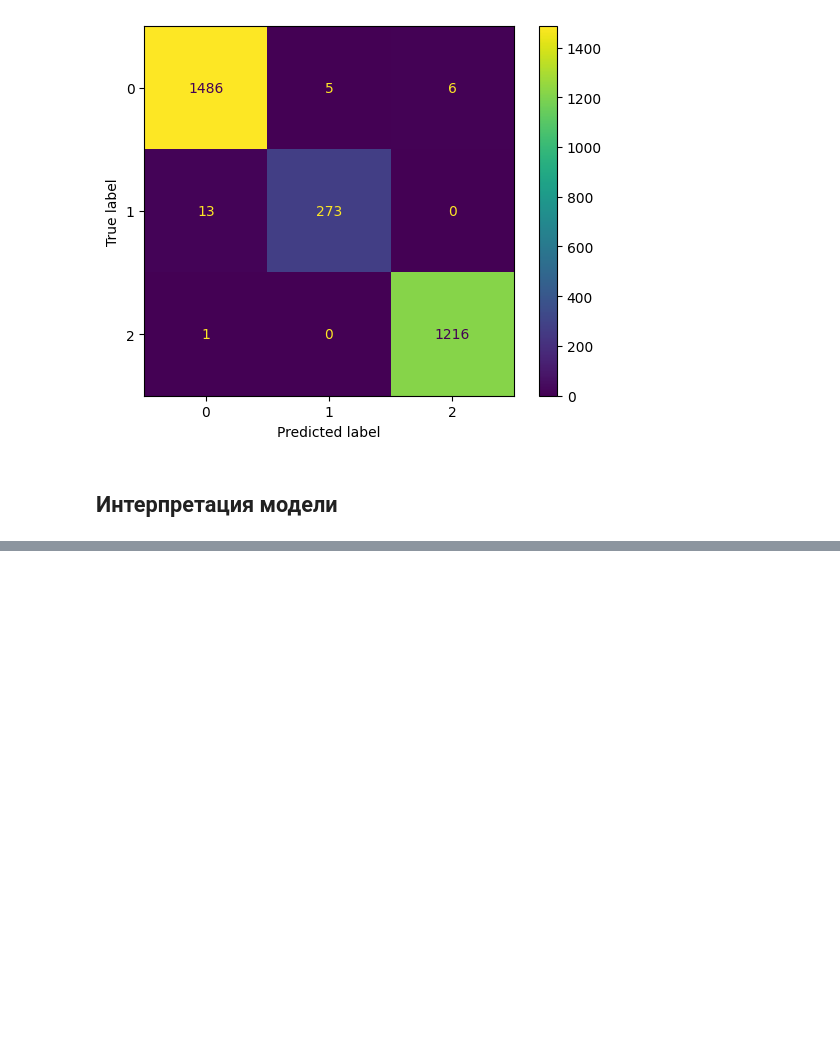
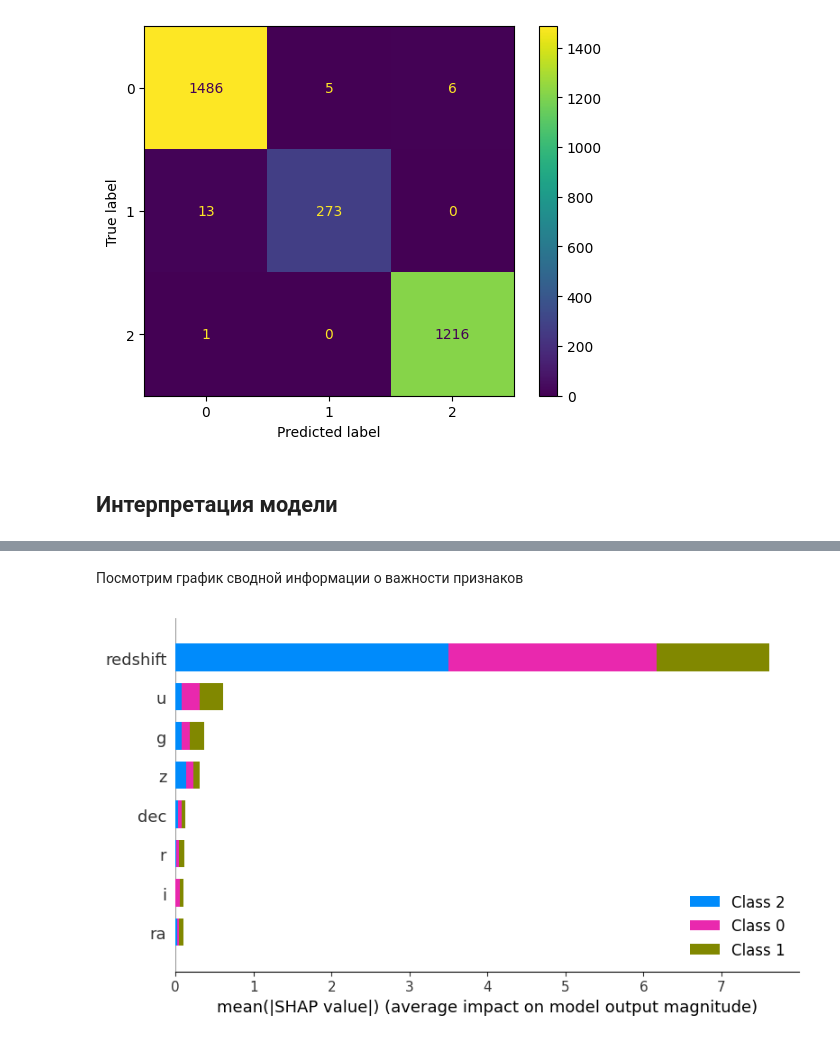
Before and after one commit to starminalush/star-classification-itmo-2023, a Jupyter notebook: notebook/xgboost_classifier.ipynb, the cells around one changed output, grey strips where cells are left out. Saved outputs shown, nothing was run; the diff lists cells and outputs as text; code cells hidden in the pictures; blank space fills up the shorter version.

```diff
--- a/notebook/xgboost_classifier.ipynb
+++ b/notebook/xgboost_classifier.ipynb
@@ -236,0 +263,7 @@ NameError: name 'X_test_scaled' is not defined
+# %% [markdown]
+Посмотрим график сводной информации о важности признаков
+# %%
+shap_values = explainer.shap_values(X_test_scaled.iloc[:100])
+shap.summary_plot(shap_values, X_test_scaled.iloc[:100])
+# %% [output]
+[figure, added]
```
Also changed, not shown: parts of 21 cells of this notebook, 1 other file.
